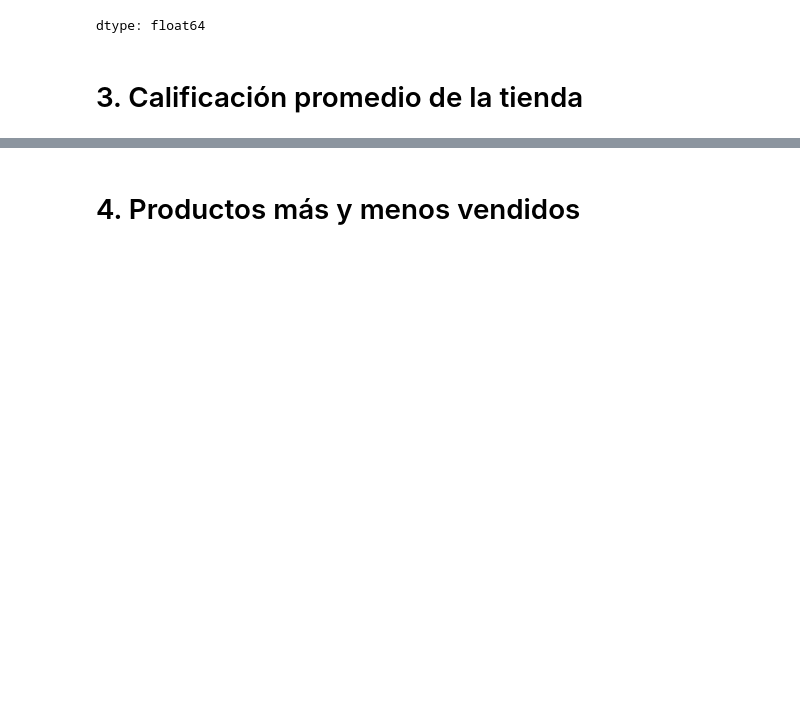
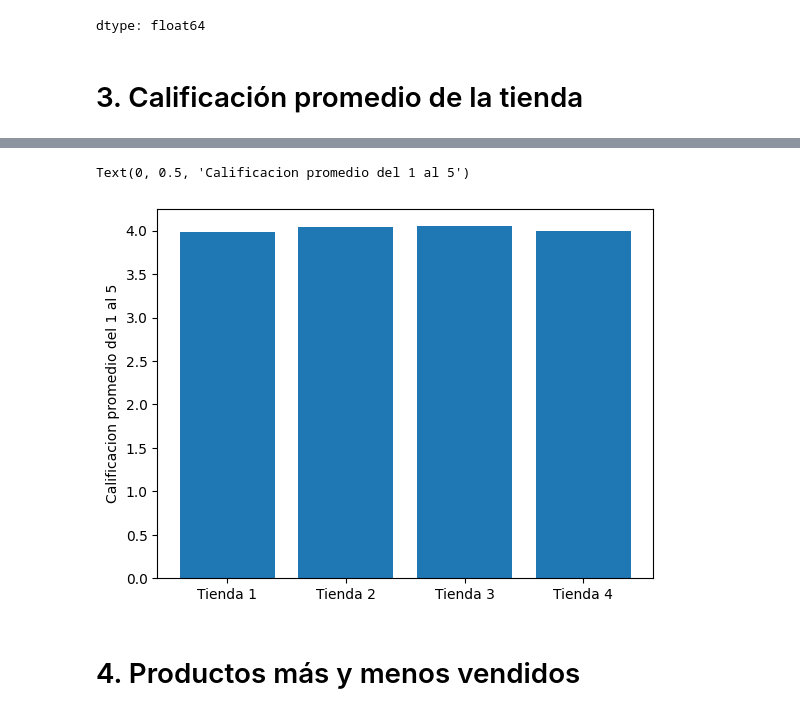
Before and after one commit to JairoCJN/Store-Analysis, a Jupyter notebook: challenge1-data-science-latam/AluraStoreLatam.ipynb, the cells around one changed output, grey strips where cells are left out. Cells and saved outputs as stored; diff of their text form; code cells hidden in the pictures; blank space fills up the shorter version.

```diff
--- a/challenge1-data-science-latam/AluraStoreLatam.ipynb
+++ b/challenge1-data-science-latam/AluraStoreLatam.ipynb
@@ -243,3 +262,9 @@ fig, ax = plt.subplots()
+# %%
+plt.bar(tiendas_calificacion.index, tiendas_calificacion.values)
+plt.ylabel(f"Calificacion promedio del {min(tiendas['Calificación'])} al {max(tiendas['Calificación'])}")
+# %% [output]
+Text(0, 0.5, 'Calificacion promedio del 1 al 5')
+[figure, added]
 # %% [markdown]
 # 4. Productos más y menos vendidos
 # %% [markdown]
```
Also changed, not shown: parts of 7 cells of this notebook.
